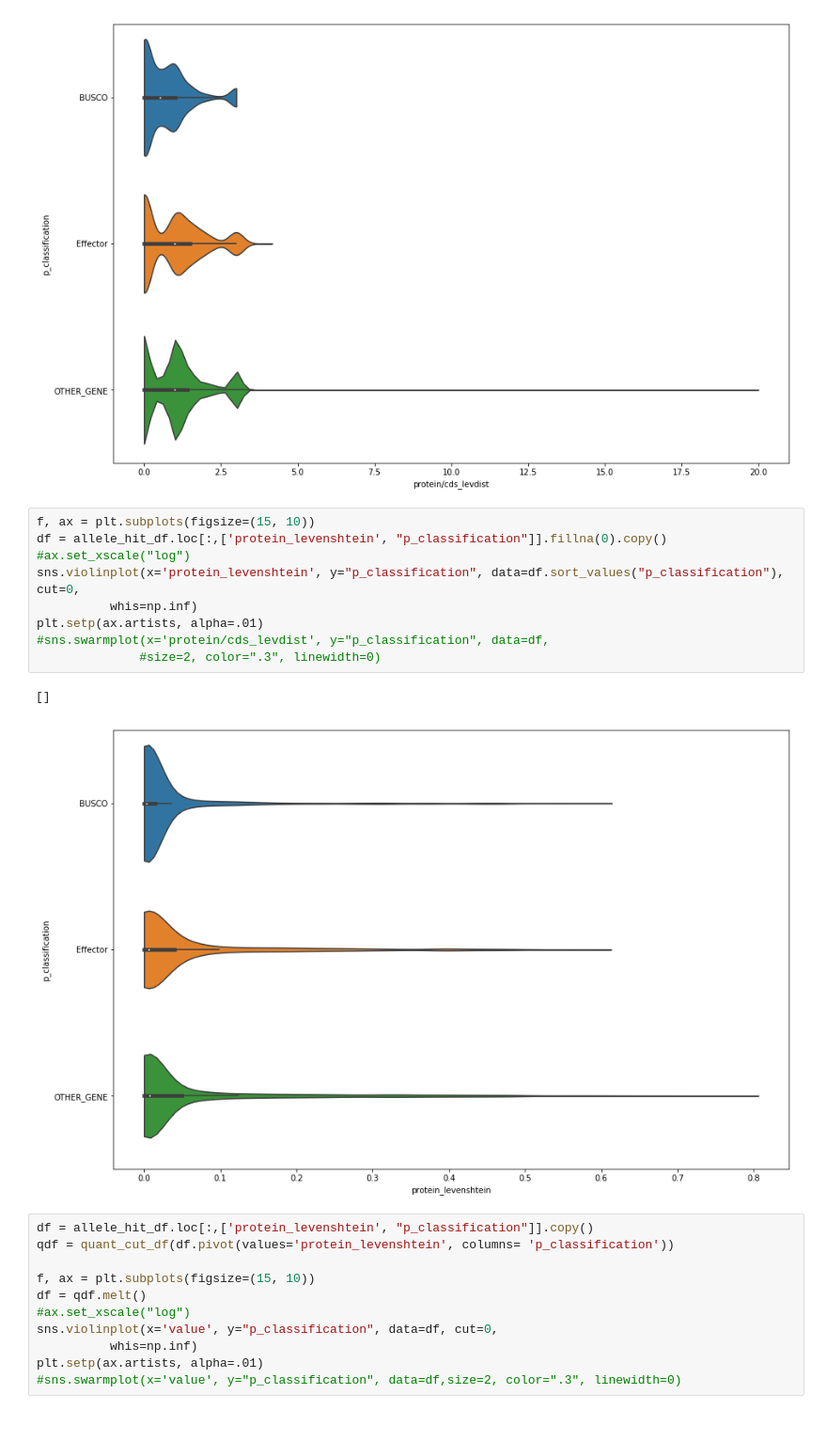
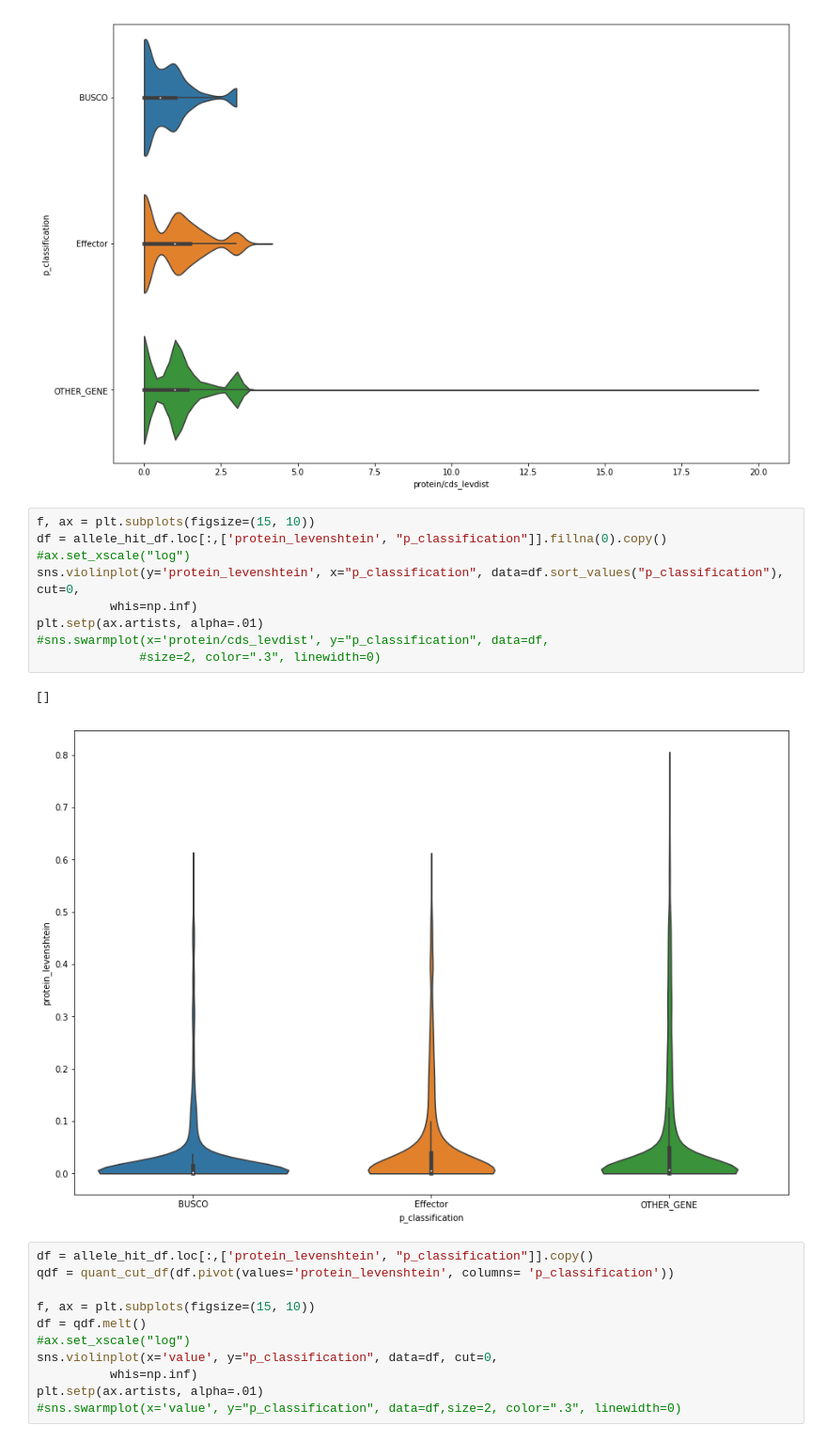
Before and after one commit to BenjaminSchwessinger/Pst_104E_analysis, a Jupyter notebook: Pst_104E_v12_post_allele_analysis_v02.ipynb, the cells around one changed output. Shown at 94% size. Drawn from its saved outputs; the diff is of its cells as text.

```diff
--- a/Pst_104E_v12_post_allele_analysis_v02.ipynb
+++ b/Pst_104E_v12_post_allele_analysis_v02.ipynb
@@ -1435,15 +1438,15 @@ plt.setp(ax.artists, alpha=.01)
 # %%
 f, ax = plt.subplots(figsize=(15, 10))
 df = allele_hit_df.loc[:,['protein_levenshtein', "p_classification"]].fillna(0).copy()
 #ax.set_xscale("log")
-sns.violinplot(x='protein_levenshtein', y="p_classification", data=df.sort_values("p_classification"), cut=0,
+sns.violinplot(y='protein_levenshtein', x="p_classification", data=df.sort_values("p_classification"), cut=0,
           whis=np.inf)
 plt.setp(ax.artists, alpha=.01)
 #sns.swarmplot(x='protein/cds_levdist', y="p_classification", data=df,
               #size=2, color=".3", linewidth=0)
 # %% [output]
 []
-[figure, old version]
+[figure, new version]
 # %%
 df = allele_hit_df.loc[:,['protein_levenshtein', "p_classification"]].copy()
 qdf = quant_cut_df(df.pivot(values='protein_levenshtein', columns= 'p_classification'))
```
Also changed, not shown: parts of 8 cells of this notebook, 3 other files.
